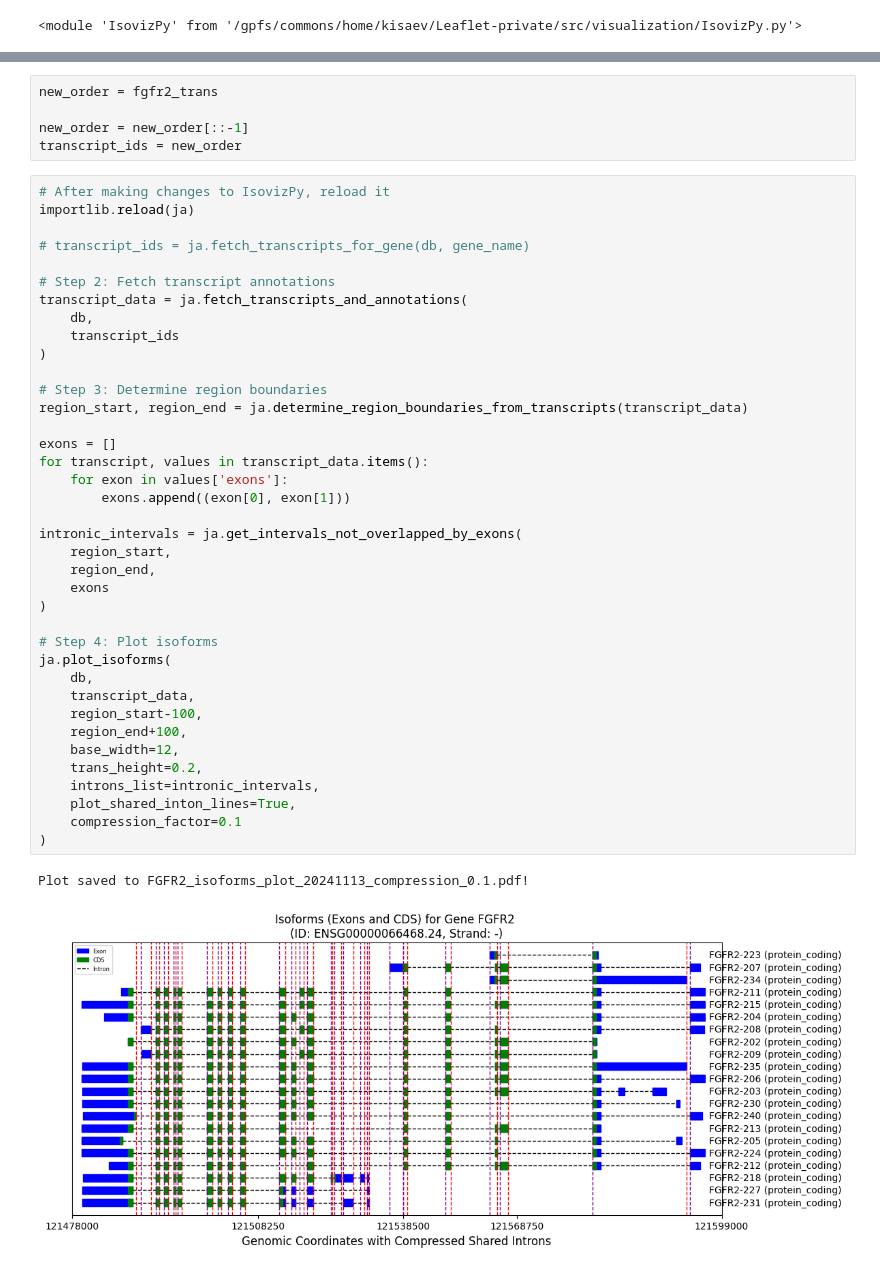
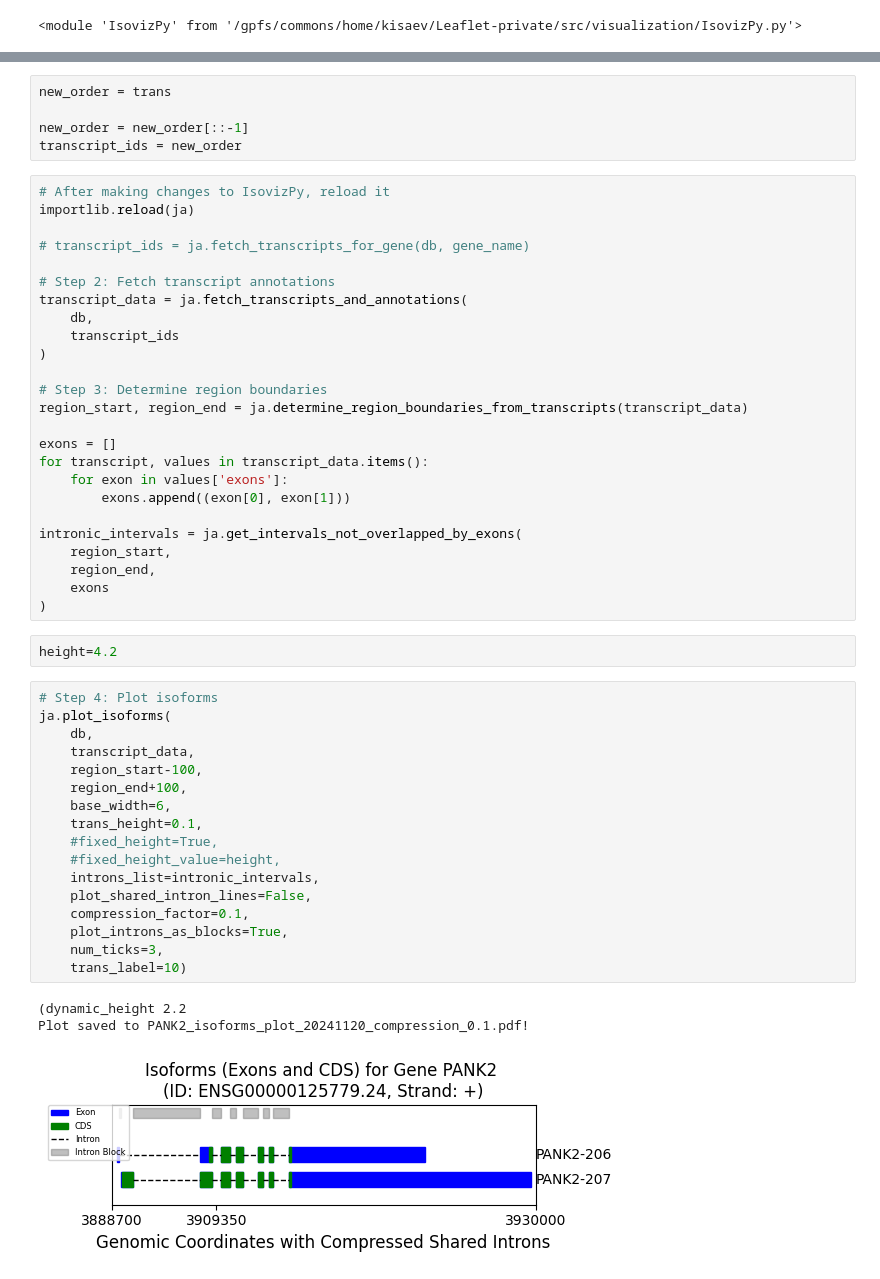
Before and after one commit to daklab/LeafletFA, a Jupyter notebook: src/visualization/IsovizPy_tutorial_human_isoforms_only.ipynb, the cells around one changed output, grey strips where cells are left out. Drawn from its saved outputs; the diff is of its cells as text.

```diff
--- a/src/visualization/IsovizPy_tutorial_human_isoforms_only.ipynb
+++ b/src/visualization/IsovizPy_tutorial_human_isoforms_only.ipynb
@@ -74,5 +108,5 @@ oas1_trans = ['ENST00000553185.2', 'ENST00000675868.2', 'ENST00000681700.1',
 # %%
-new_order = fgfr2_trans
+new_order = trans
 
 new_order = new_order[::-1]
 transcript_ids = new_order
@@ -101,22 +135,29 @@ intronic_intervals = ja.get_intervals_not_overlapped_by_exons(
     region_end,
     exons
 )
-
-# Step 4: Plot isoforms
-ja.plot_isoforms(
-    db,
-    transcript_data,
-    region_start-100,
-    region_end+100,
-    base_width=12,
-    trans_height=0.2,
-    introns_list=intronic_intervals,
-    plot_shared_inton_lines=True,
-    compression_factor=0.1
-)
-# %% [output]
-Plot saved to FGFR2_isoforms_plot_20241113_compression_0.1.pdf!
-[figure, removed]
+# %%
+height=4.2
+# %%
+# Step 4: Plot isoforms
+ja.plot_isoforms(
+    db,
+    transcript_data,
+    region_start-100,
+    region_end+100,
+    base_width=6,
+    trans_height=0.1,
+    #fixed_height=True,
+    #fixed_height_value=height,
+    introns_list=intronic_intervals,
+    plot_shared_intron_lines=False,
+    compression_factor=0.1,
+    plot_introns_as_blocks=True,
+    num_ticks=3,
+    trans_label=10)
+# %% [output]
+(dynamic_height 2.2
+Plot saved to PANK2_isoforms_plot_20241120_compression_0.1.pdf!
+[figure, added]
 # %%
 # Step 4: Plot isoforms
 ja.plot_isoforms(
```
Also changed, not shown: parts of 7 cells of this notebook, 52 other files.
